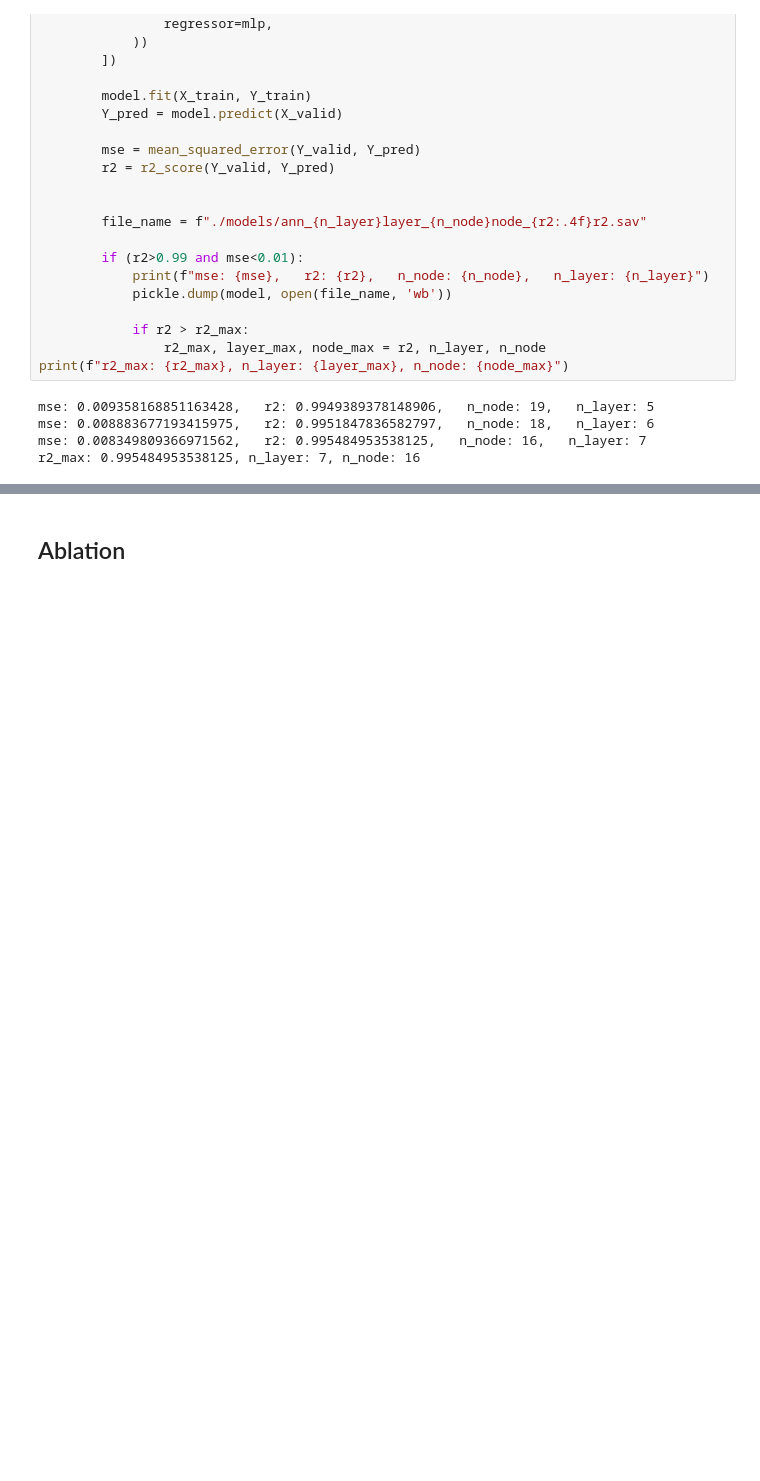
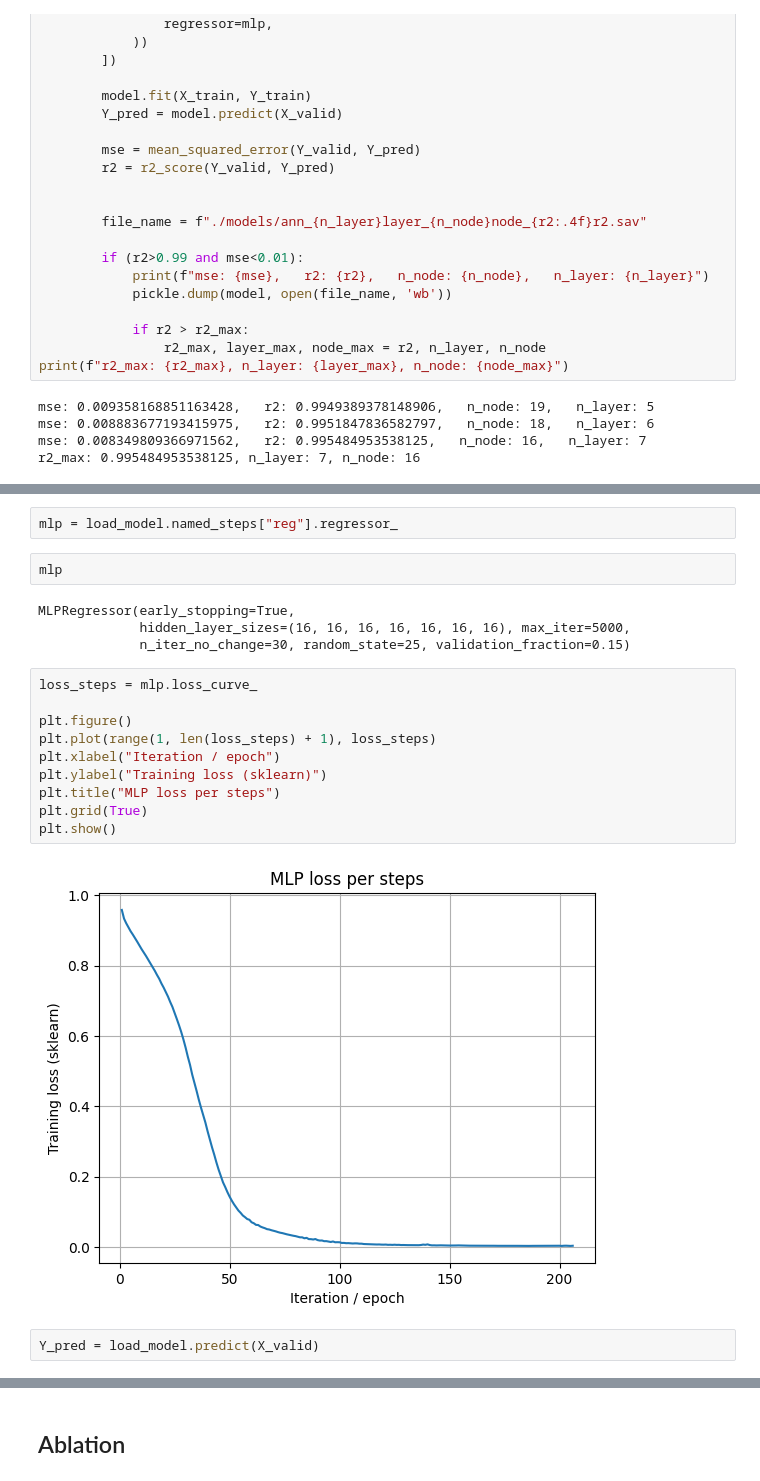
Before and after one commit to ali-r79/ml-coding-project, a Jupyter notebook: NN_code.ipynb, the cells around one changed output, grey strips where cells are left out. Saved outputs shown, nothing was run; the diff lists cells and outputs as text; blank space fills up the shorter version.

Commit message:
plots added

```diff
--- a/NN_code.ipynb
+++ b/NN_code.ipynb
@@ -120,0 +144,22 @@ r2_max: 0.995484953538125, n_layer: 7, n_node: 16
+# %%
+mlp = load_model.named_steps["reg"].regressor_
+# %%
+mlp
+# %% [output]
+MLPRegressor(early_stopping=True,
+             hidden_layer_sizes=(16, 16, 16, 16, 16, 16, 16), max_iter=5000,
+             n_iter_no_change=30, random_state=25, validation_fraction=0.15)
+# %%
+loss_steps = mlp.loss_curve_
+
+plt.figure()
+plt.plot(range(1, len(loss_steps) + 1), loss_steps)
+plt.xlabel("Iteration / epoch")
+plt.ylabel("Training loss (sklearn)")
+plt.title("MLP loss per steps")
+plt.grid(True)
+plt.show()
+# %% [output]
+[figure, added]
+# %%
+Y_pred = load_model.predict(X_valid)
```
Also changed, not shown: parts of 7 cells of this notebook.
